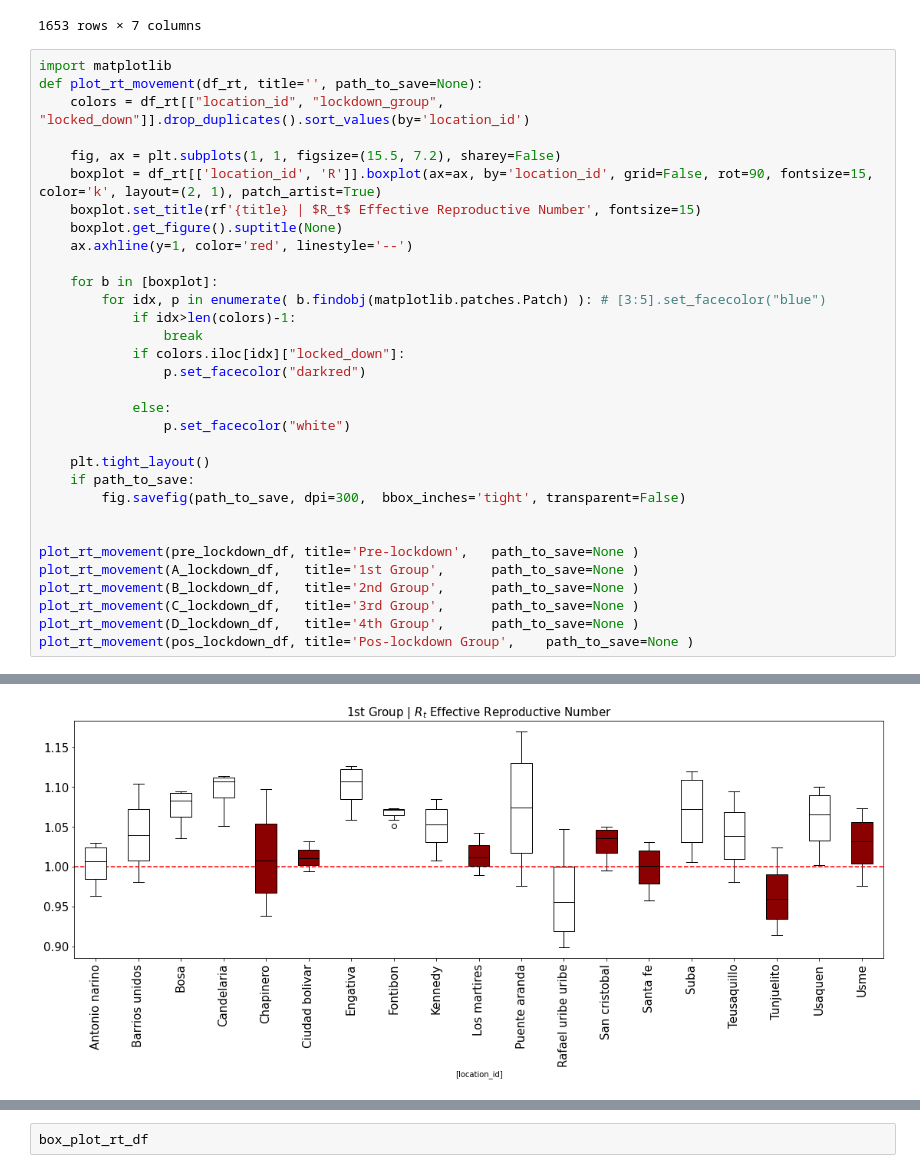
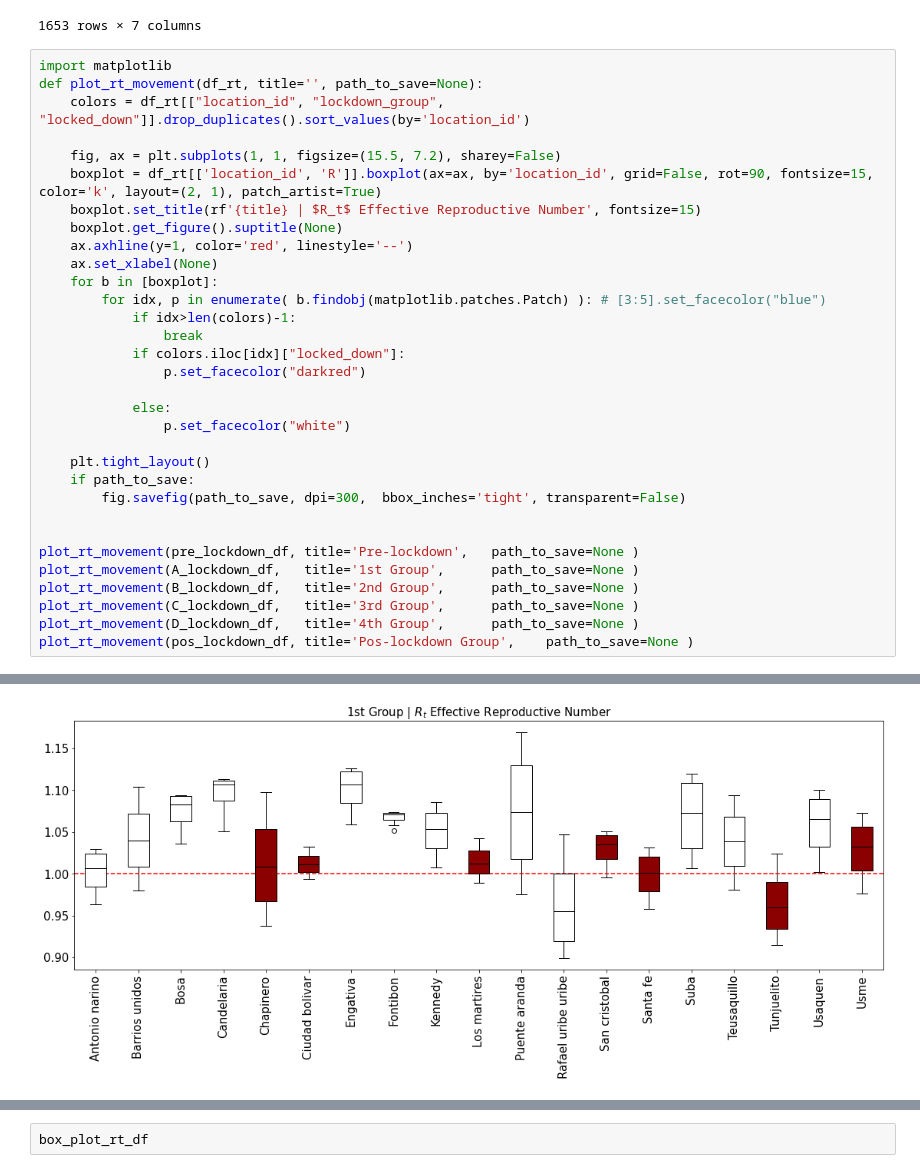
Before and after one commit to ChaosDonkey06/bogota_covid19_lockdowns, a Jupyter notebook: rt_percentual_change.ipynb, the cells around one changed output, grey strips where cells are left out. Saved outputs shown, nothing was run; the diff lists cells and outputs as text.

```diff
--- a/rt_percentual_change.ipynb
+++ b/rt_percentual_change.ipynb
@@ -201,7 +201,7 @@ def plot_rt_movement(df_rt, title='', path_to_save=None):
     boxplot.set_title(rf'{title} | $R_t$ Effective Reproductive Number', fontsize=15)
     boxplot.get_figure().suptitle(None)
     ax.axhline(y=1, color='red', linestyle='--')
-
+    ax.set_xlabel(None)
     for b in [boxplot]:
         for idx, p in enumerate( b.findobj(matplotlib.patches.Patch) ): # [3:5].set_facecolor("blue")
             if idx>len(colors)-1:
@@ -228 +228 @@ plot_rt_movement(pos_lockdown_df, title='Pos-lockdown Group',    path_to_save=No
-[figure, old version]
+[figure, new version]
```
Also changed, not shown: parts of 3 cells of this notebook.
